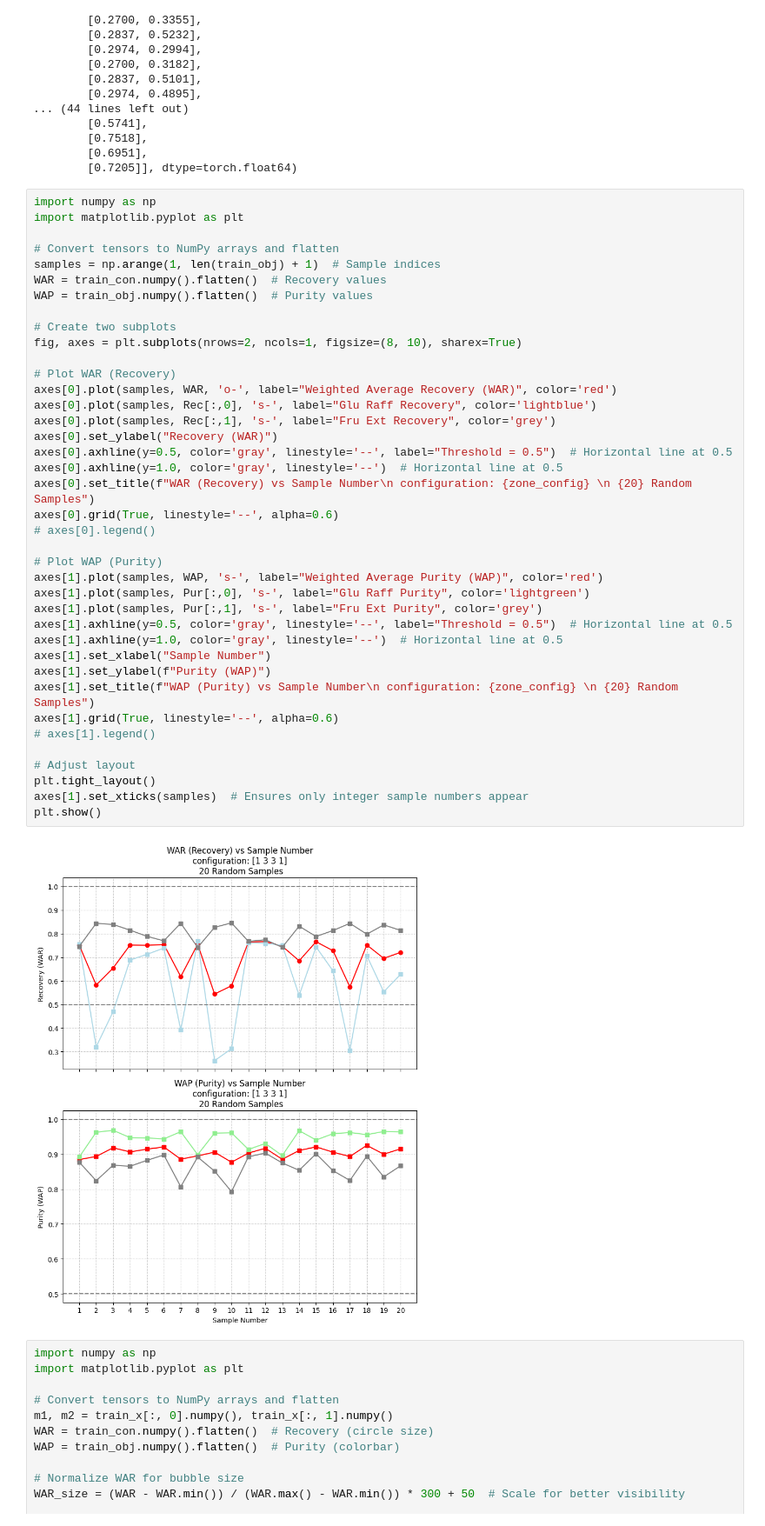
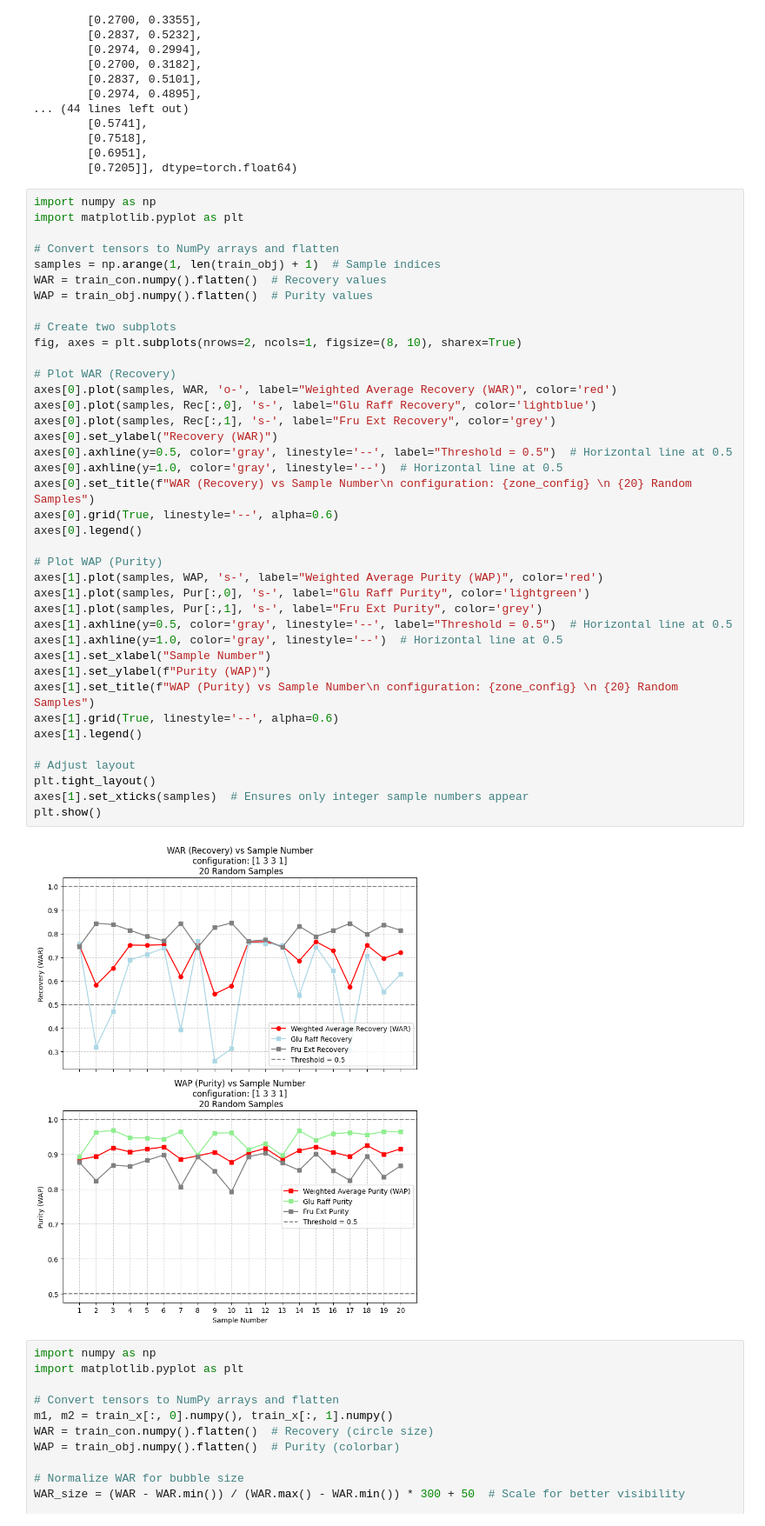
Before and after one commit to Nawa-Punabantu/Opt_Algos, a Jupyter notebook: QREC_SOMBO_Troch.ipynb, the cells around one changed output. Shown at 87% size. Saved outputs shown, nothing was run; the diff lists cells and outputs as text.

```diff
--- a/QREC_SOMBO_Troch.ipynb
+++ b/QREC_SOMBO_Troch.ipynb
@@ -1963,36 +1963,36 @@ WAP = train_obj.numpy().flatten()  # Purity values
 
 # Create two subplots
 fig, axes = plt.subplots(nrows=2, ncols=1, figsize=(8, 10), sharex=True)
 
 # Plot WAR (Recovery)
 axes[0].plot(samples, WAR, 'o-', label="Weighted Average Recovery (WAR)", color='red')
 axes[0].plot(samples, Rec[:,0], 's-', label="Glu Raff Recovery", color='lightblue')
 axes[0].plot(samples, Rec[:,1], 's-', label="Fru Ext Recovery", color='grey')
 axes[0].set_ylabel("Recovery (WAR)")
 axes[0].axhline(y=0.5, color='gray', linestyle='--', label="Threshold = 0.5")  # Horizontal line at 0.5
 axes[0].axhline(y=1.0, color='gray', linestyle='--')  # Horizontal line at 0.5
 axes[0].set_title(f"WAR (Recovery) vs Sample Number\n configuration: {zone_config} \n {20} Random Samples")
 axes[0].grid(True, linestyle='--', alpha=0.6)
-# axes[0].legend()
+axes[0].legend()
 
 # Plot WAP (Purity)
 axes[1].plot(samples, WAP, 's-', label="Weighted Average Purity (WAP)", color='red')
 axes[1].plot(samples, Pur[:,0], 's-', label="Glu Raff Purity", color='lightgreen')
 axes[1].plot(samples, Pur[:,1], 's-', label="Fru Ext Purity", color='grey')
 axes[1].axhline(y=0.5, color='gray', linestyle='--', label="Threshold = 0.5")  # Horizontal line at 0.5
 axes[1].axhline(y=1.0, color='gray', linestyle='--')  # Horizontal line at 0.5
 axes[1].set_xlabel("Sample Number")
 axes[1].set_ylabel(f"Purity (WAP)")
 axes[1].set_title(f"WAP (Purity) vs Sample Number\n configuration: {zone_config} \n {20} Random Samples")
 axes[1].grid(True, linestyle='--', alpha=0.6)
-# axes[1].legend()
+axes[1].legend()
 
 # Adjust layout
 plt.tight_layout()
 axes[1].set_xticks(samples)  # Ensures only integer sample numbers appear
 plt.show()
 # %% [output]
-[figure, old version]
+[figure, new version]
 # %%
 import numpy as np
 import matplotlib.pyplot as plt
```
